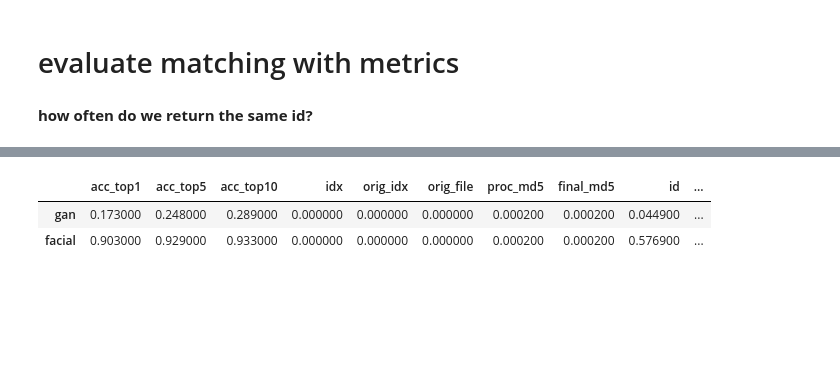
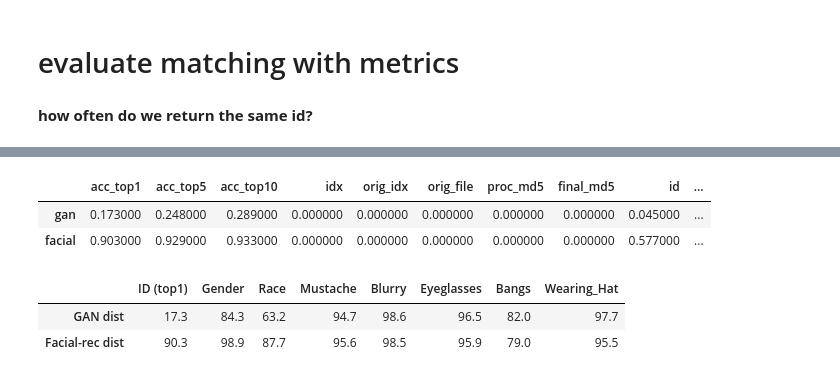
Before and after one commit to csinva/matching-with-gans, a Jupyter notebook: src/13_matching_eda.ipynb, the cells around one changed output, grey strips where cells are left out. Saved outputs shown, nothing was run; the diff lists cells and outputs as text; code cells hidden in the pictures; blank space fills up the shorter version.

Commit message:
add quantitative dist comparison

```diff
--- a/src/13_matching_eda.ipynb
+++ b/src/13_matching_eda.ipynb
@@ -224,8 +223,9 @@ for dist_type in sorted(dists_dict.keys(), reverse=True):
 r = pd.DataFrame.from_dict(r)
 r.to_pickle('processed/13_dist_stats.pkl')
 # %%
-r = pd.read_pickle('processed/13_dist_stats.pkl')
-r.index = sorted(dists_dict.keys(), reverse=True)
+import pandas as pd
+r = pd.read_pickle('processed/13_dist_stats.pkl').round(3)
+r.index = ['gan', 'facial']
 for k in r.keys():
     if r.loc['gan', k] > r.loc['facial', k]:
         print(k, f"{r.loc['gan', k] - r.loc['facial', k]:0.3f}")
@@ -241,3 +241,15 @@ Wearing_Hat 0.022
 |  | acc_top1 | acc_top5 | acc_top10 | idx | orig_idx | orig_file | proc_md5 | final_md5 | id | ... |
-| gan | 0.173000 | 0.248000 | 0.289000 | 0.000000 | 0.000000 | 0.000000 | 0.000200 | 0.000200 | 0.044900 | ... |
-| facial | 0.903000 | 0.929000 | 0.933000 | 0.000000 | 0.000000 | 0.000000 | 0.000200 | 0.000200 | 0.576900 | ... |
+| gan | 0.173000 | 0.248000 | 0.289000 | 0.000000 | 0.000000 | 0.000000 | 0.000000 | 0.000000 | 0.045000 | ... |
+| facial | 0.903000 | 0.929000 | 0.933000 | 0.000000 | 0.000000 | 0.000000 | 0.000000 | 0.000000 | 0.577000 | ... |
+# %%
+rename = {
+    'acc_top1': 'ID (top1)',
+    'gender': 'Gender',
+    'race_pred': 'Race'
+}
+r.index = ['GAN dist', 'Facial-rec dist']
+r[['acc_top1', 'gender', 'race_pred', 'Mustache', 'Blurry', 'Eyeglasses', 'Bangs', 'Wearing_Hat']].rename(columns=rename) * 100
+# %% [output]
+|  | ID (top1) | Gender | Race | Mustache | Blurry | Eyeglasses | Bangs | Wearing_Hat |
+| GAN dist | 17.3 | 84.3 | 63.2 | 94.7 | 98.6 | 96.5 | 82.0 | 97.7 |
+| Facial-rec dist | 90.3 | 98.9 | 87.7 | 95.6 | 98.5 | 95.9 | 79.0 | 95.5 |
```
Also changed, not shown: parts of 2 cells of this notebook, 1 other file.
